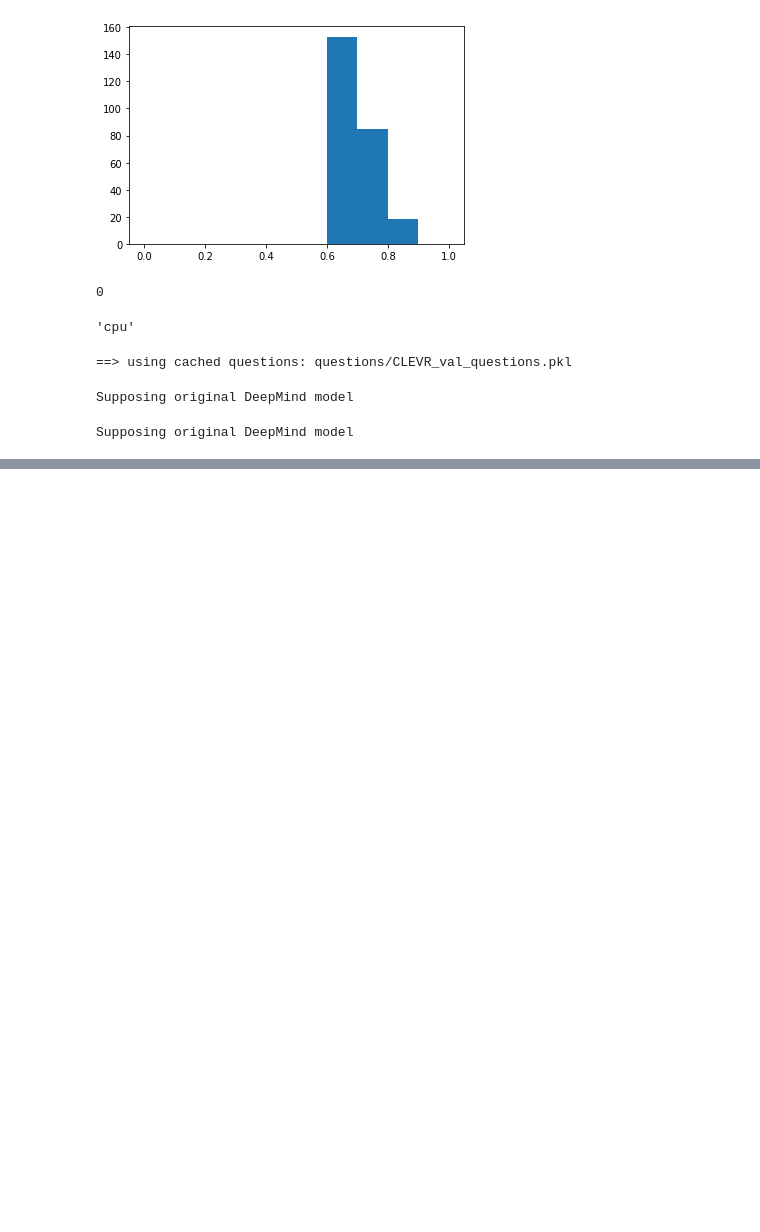
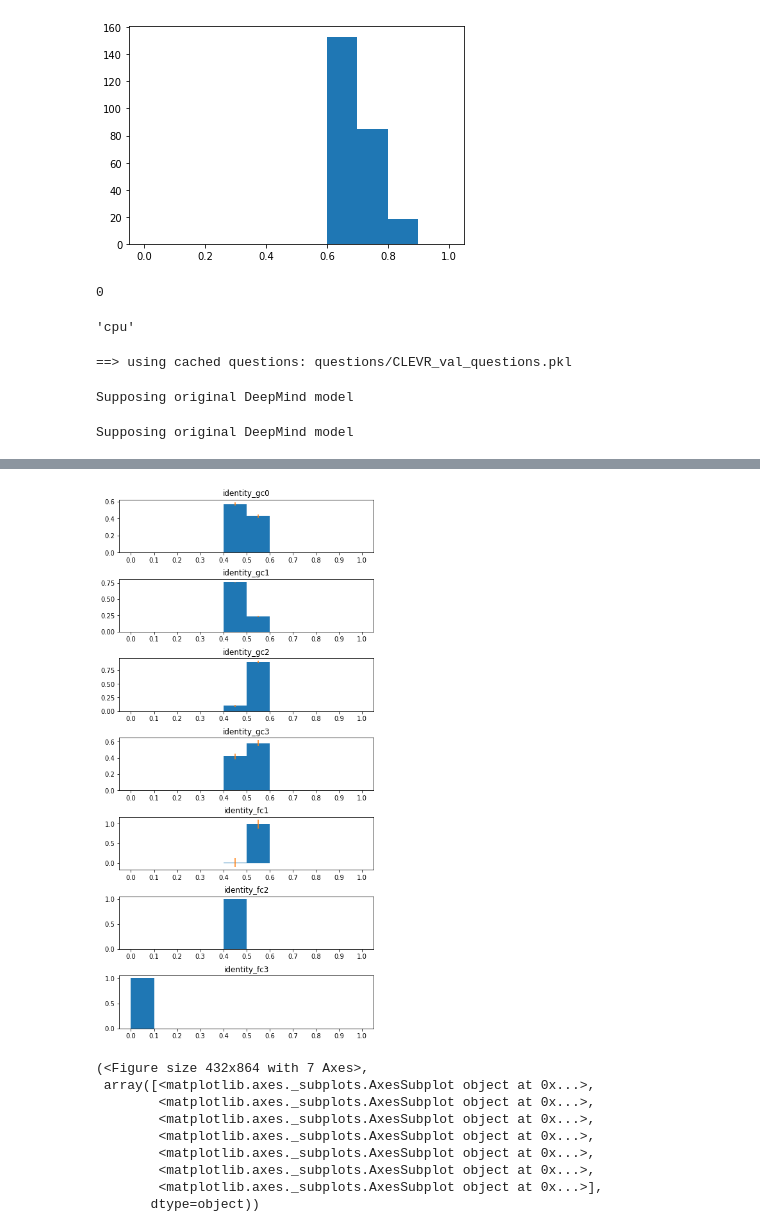
Before and after one commit to fcorencoret/dynamic-rn, a Jupyter notebook: visualizaciones.ipynb, the cells around one changed output, grey strips where cells are left out. Drawn from its saved outputs; the diff is of its cells as text; code cells hidden in the pictures; blank space fills up the shorter version.

```diff
--- a/visualizaciones.ipynb
+++ b/visualizaciones.ipynb
@@ -814,0 +747,20 @@ np
+# %%
+ssz = metrics['agg_metrics'][identity_keys[0]]['sparsity'].size(0)
+
+sparsity_histograms = {
+    identity_name: _get_mask_metrics(metrics['agg_metrics'][identity_name]['sparsity'].view(ssz, -1))
+    for identity_name in identity_keys
+}
+# %%
+plot_masks_histograms(sparsity_histograms, keys=identity_keys)
+# %% [output]
+[figure, added]
+(<Figure size 432x864 with 7 Axes>,
+ array([<matplotlib.axes._subplots.AxesSubplot object at 0x...>,
+        <matplotlib.axes._subplots.AxesSubplot object at 0x...>,
+        <matplotlib.axes._subplots.AxesSubplot object at 0x...>,
+        <matplotlib.axes._subplots.AxesSubplot object at 0x...>,
+        <matplotlib.axes._subplots.AxesSubplot object at 0x...>,
+        <matplotlib.axes._subplots.AxesSubplot object at 0x...>,
+        <matplotlib.axes._subplots.AxesSubplot object at 0x...>],
+       dtype=object))
```
Also changed, not shown: parts of 17 cells of this notebook, 1 other file.
